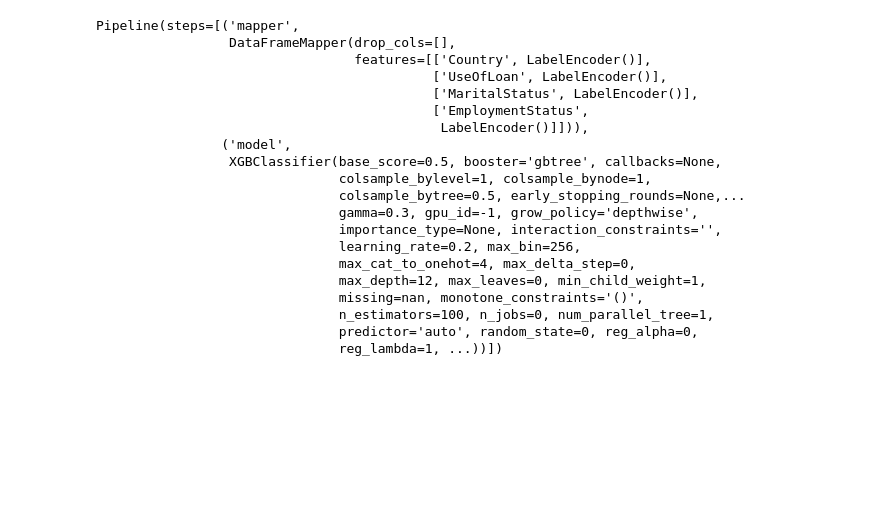
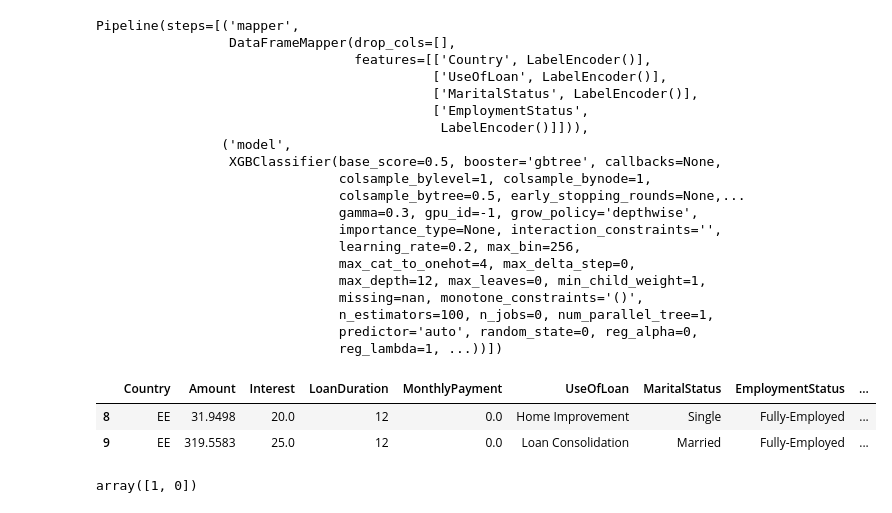
Before and after one commit to shubh24billu/bondora-churn-prediction-deployment, a Jupyter notebook: Final model.ipynb, the cells around one changed output. Saved outputs shown, nothing was run; the diff lists cells and outputs as text; code cells hidden in the pictures; blank space fills up the shorter version.

```diff
--- a/Final model.ipynb
+++ b/Final model.ipynb
@@ -319,6 +315,16 @@ Pipeline(steps=[('mapper',
                                n_estimators=100, n_jobs=0, num_parallel_tree=1,
                                predictor='auto', random_state=0, reg_alpha=0,
                                reg_lambda=1, ...))])
+# %%
+bon[8:10]
+# %% [output]
+|  | Country | Amount | Interest | LoanDuration | MonthlyPayment | UseOfLoan | MaritalStatus | EmploymentStatus | ... |
+| 8 | EE | 31.9498 | 20.0 | 12 | 0.0 | Home Improvement | Single | Fully-Employed | ... |
+| 9 | EE | 319.5583 | 25.0 | 12 | 0.0 | Loan Consolidation | Married | Fully-Employed | ... |
+# %%
+model.predict(X[8:10])
+# %% [output]
+array([1, 0])
 # %%
 import pickle
 # %%
```
Also changed, not shown: parts of 1 cell of this notebook, 4 other files.
